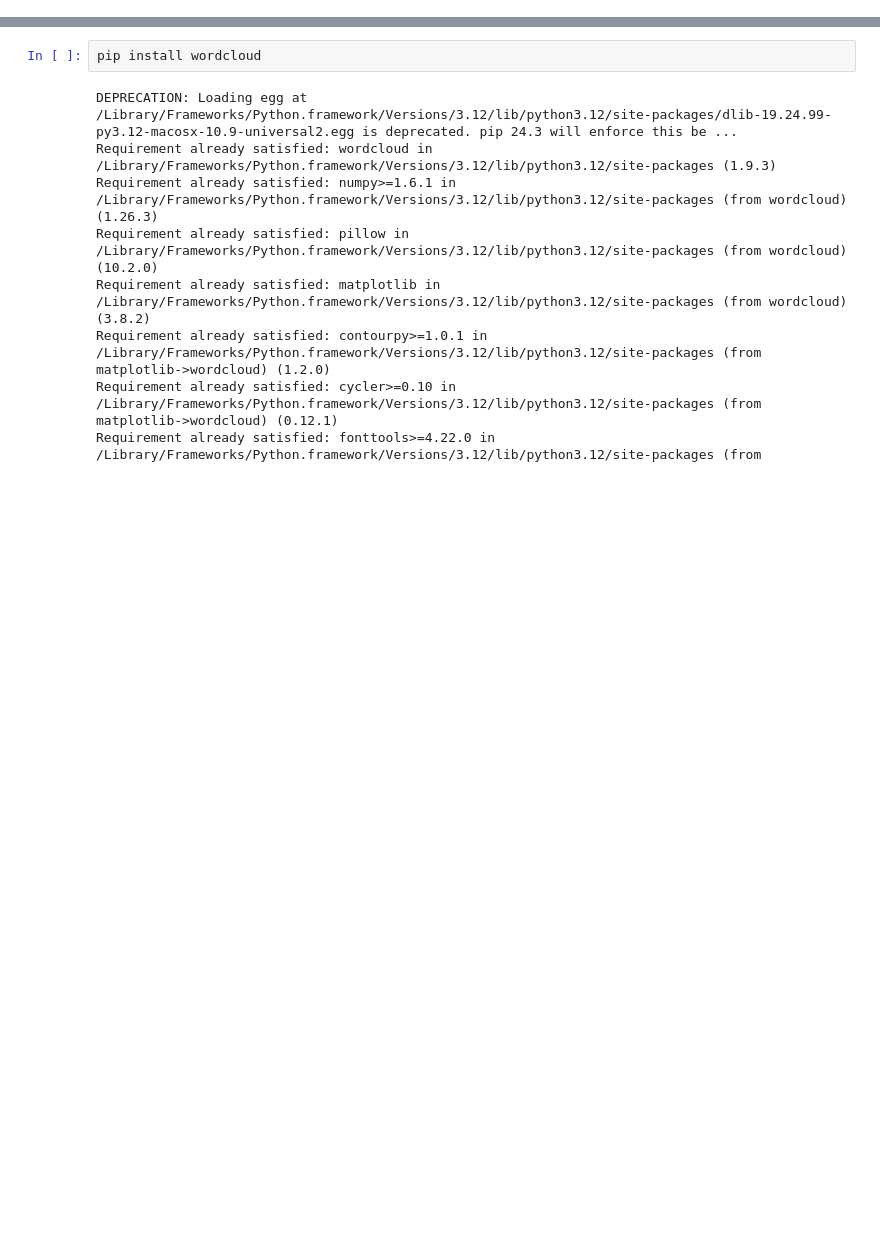
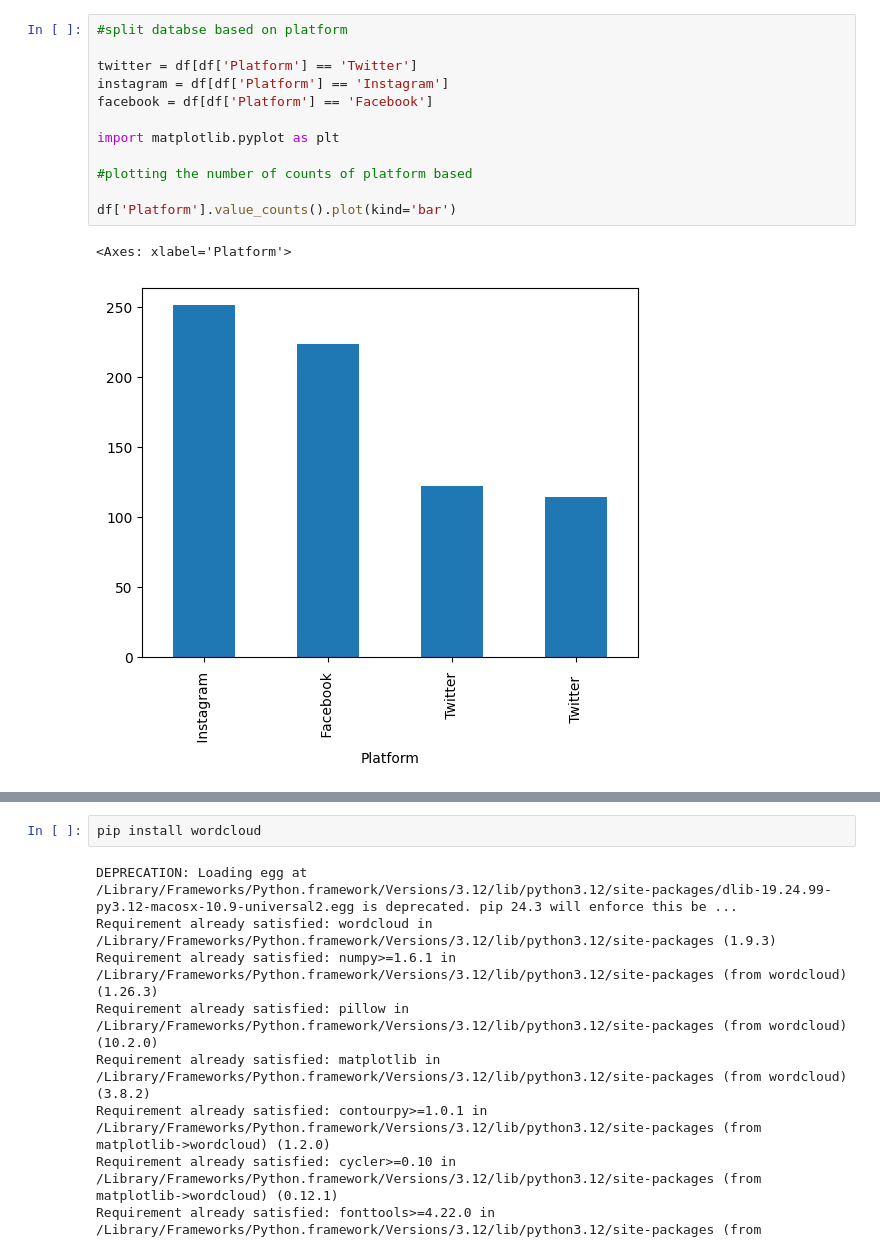
Before and after one commit to remyben-creator/ML_final_project, a Jupyter notebook: ml.ipynb, the cells around one changed output, grey strips where cells are left out. Drawn from its saved outputs; the diff is of its cells as text; blank space fills up the shorter version.

```diff
--- a/ml.ipynb
+++ b/ml.ipynb
@@ -18,0 +36,15 @@ df.head()
+# %%
+#split databse based on platform
+
+twitter = df[df['Platform'] == 'Twitter']
+instagram = df[df['Platform'] == 'Instagram']
+facebook = df[df['Platform'] == 'Facebook']
+
+import matplotlib.pyplot as plt
+
+#plotting the number of counts of platform based
+
+df['Platform'].value_counts().plot(kind='bar')
+# %% [output]
+<Axes: xlabel='Platform'>
+[figure, added]
```
Also changed, not shown: parts of 9 cells of this notebook.
